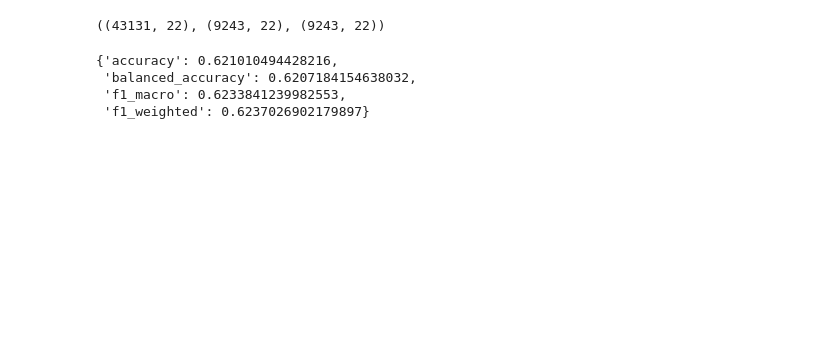
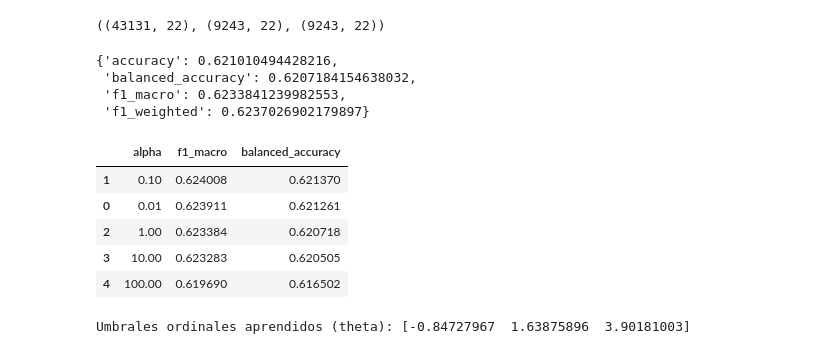
Before and after one commit to Carlos-code23/AirPrice, a Jupyter notebook: notebooks/models/04_regresion_logistica_ordinal.ipynb, the cells around one changed output. Saved outputs shown, nothing was run; the diff lists cells and outputs as text; code cells hidden in the pictures; blank space fills up the shorter version.

```diff
--- a/notebooks/models/04_regresion_logistica_ordinal.ipynb
+++ b/notebooks/models/04_regresion_logistica_ordinal.ipynb
@@ -27,3 +27,24 @@ metricas_val = evaluar_modelo(y_val, predecir(modelo, X_val))
  'balanced_accuracy': 0.6207184154638032,
  'f1_macro': 0.6233841239982553,
  'f1_weighted': 0.6237026902179897}
+# %%
+resultados = []
+for alpha in [0.01, 0.1, 1, 10, 100]:
+    m = entrenar(X_train, y_train, alpha=alpha)
+    met = evaluar_modelo(y_val, predecir(m, X_val))
+    resultados.append({"alpha": alpha, "f1_macro": met["f1_macro"], "balanced_accuracy": met["balanced_accuracy"]})
+
+resultados = pd.DataFrame(resultados).sort_values("f1_macro", ascending=False)
+mejor_alpha = resultados.iloc[0]["alpha"]
+display(resultados)
+
+modelo = entrenar(X_train, y_train, alpha=mejor_alpha)
+print("Umbrales ordinales aprendidos (theta):", modelo.named_steps["modelo"].theta_)
+# %% [output]
+|  | alpha | f1_macro | balanced_accuracy |
+| 1 | 0.10 | 0.624008 | 0.621370 |
+| 0 | 0.01 | 0.623911 | 0.621261 |
+| 2 | 1.00 | 0.623384 | 0.620718 |
+| 3 | 10.00 | 0.623283 | 0.620505 |
+| 4 | 100.00 | 0.619690 | 0.616502 |
+Umbrales ordinales aprendidos (theta): [-0.84727967  1.63875896  3.90181003]
```
Also changed, not shown: parts of 2 cells of this notebook, 2 other files.
